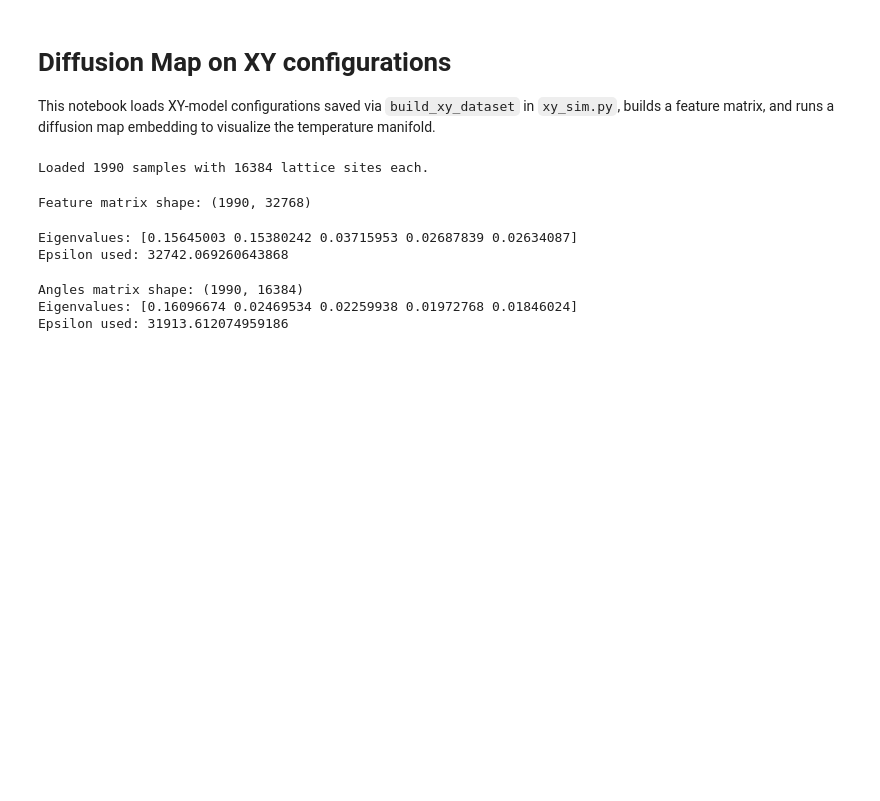
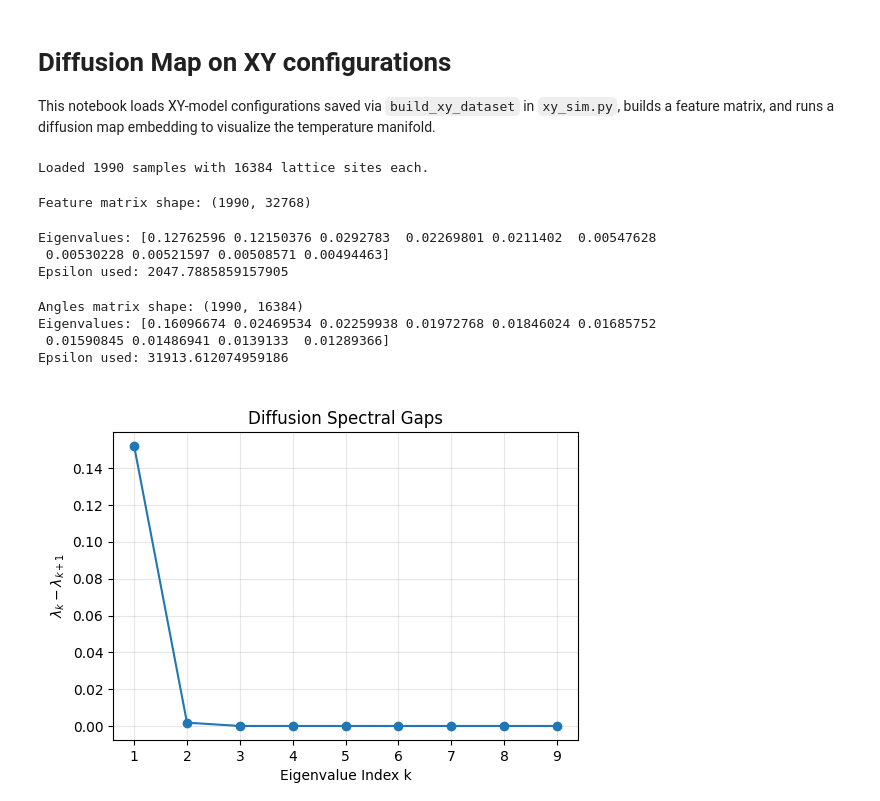
Before and after one commit to neel-j-dev/Classifying-BLK-Transitions, a Jupyter notebook: simulator/XY_Diffusion_Map.ipynb, the cells around one changed output. Cells and saved outputs as stored; diff of their text form; code cells hidden in the pictures; blank space fills up the shorter version.

```diff
--- a/simulator/XY_Diffusion_Map.ipynb
+++ b/simulator/XY_Diffusion_Map.ipynb
@@ -46,7 +46,7 @@ from sklearn.preprocessing import normalize
 
 # Diffusion map helper
 
-def diffusion_map(data, epsilon=None, n_components=5):
+def diffusion_map(data, epsilon=None, n_components=10):
     # Pairwise Euclidean distances
     dists = pairwise_distances(data, metric='euclidean')
     if epsilon is None:
@@ -72,12 +72,13 @@ def diffusion_map(data, epsilon=None, n_components=5):
     diffusion_coords = diffusion_coords * diffusion_vals
     return diffusion_coords, diffusion_vals, epsilon
 
-embeddings, lambdas, eps = diffusion_map(features, n_components=5)
+embeddings, lambdas, eps = diffusion_map(features, n_components=10)
 print("Eigenvalues:", lambdas)
 print("Epsilon used:", eps)
 # %% [output]
-Eigenvalues: [0.15645003 0.15380242 0.03715953 0.02687839 0.02634087]
-Epsilon used: 32742.069260643868
+Eigenvalues: [0.12762596 0.12150376 0.0292783  0.02269801 0.0211402  0.00547628
+ 0.00530228 0.00521597 0.00508571 0.00494463]
+Epsilon used: 2047.7885859157905
 # %%
 import numpy as np
 from sklearn.preprocessing import normalize
@@ -91,7 +92,7 @@ temperatures = np.array([entry['temperature'] for entry in metadata],
 assert temperatures.shape[0] == num_samples
 
 
-def diffusion_map_O2_invariant(angles, epsilon=None, n_components=5):
+def diffusion_map_O2_invariant(angles, epsilon=None, n_components=10):
     """
     Diffusion map using the O(2)-invariant distance between XY configurations.
 
@@ -152,13 +153,29 @@ def diffusion_map_O2_invariant(angles, epsilon=None, n_components=5):
 
 
 embeddings, lambdas, eps = diffusion_map_O2_invariant(angles,
-                                                      n_components=5)
+                                                      n_components=10)
 print("Eigenvalues:", lambdas)
 print("Epsilon used:", eps)
 # %% [output]
 Angles matrix shape: (1990, 16384)
-Eigenvalues: [0.16096674 0.02469534 0.02259938 0.01972768 0.01846024]
+Eigenvalues: [0.16096674 0.02469534 0.02259938 0.01972768 0.01846024 0.01685752
+ 0.01590845 0.01486941 0.0139133  0.01289366]
 Epsilon used: 31913.612074959186
+# %%
+# Spectral gaps: differences between consecutive eigenvalues
+gaps = lambdas[:-1] - lambdas[1:]
+k_idx = np.arange(1, len(lambdas))
+
+plt.figure(figsize=(6, 4))
+plt.plot(k_idx, gaps, marker='o')
+plt.xlabel('Eigenvalue Index k')
+plt.ylabel(r'$\lambda_k - \lambda_{k+1}$')
+plt.title('Diffusion Spectral Gaps')
+plt.xticks(k_idx)
+plt.grid(alpha=0.3)
+plt.show()
+# %% [output]
+[figure, added]
 # %%
 # Plot first two diffusion coordinates colored by temperature
 plt.figure(figsize=(6, 5))
```
Also changed, not shown: parts of 11 cells of this notebook, 1 other file.
